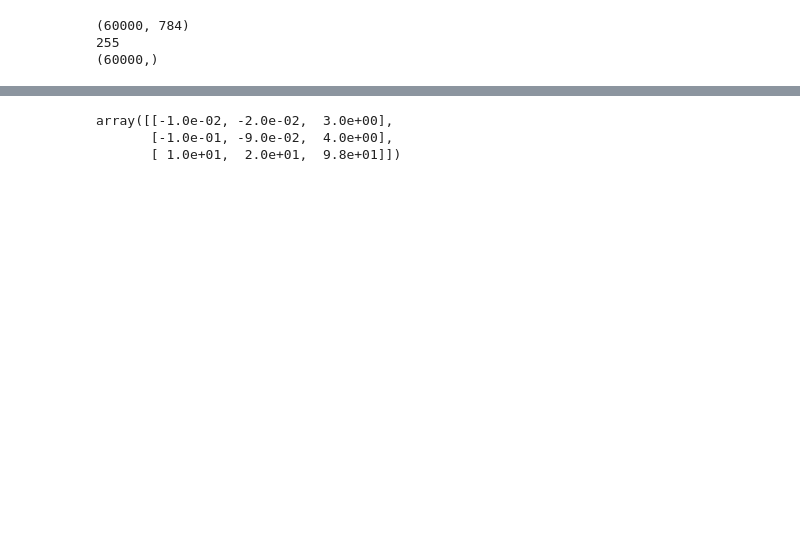
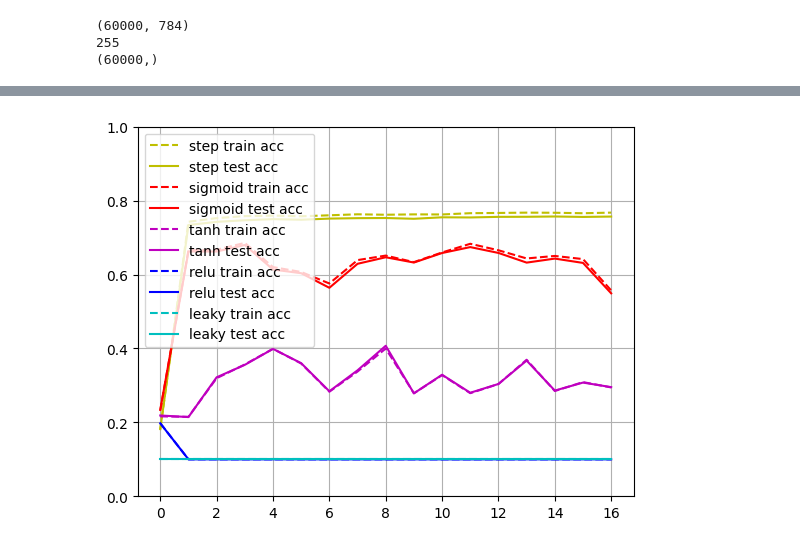
Before and after one commit to Jongbin-kr/DL_from_scratch, a Jupyter notebook: experiment/MLP_activation_function/fashion_activation_compare.ipynb, the cells around one changed output, grey strips where cells are left out. Drawn from its saved outputs; the diff is of its cells as text; code cells hidden in the pictures; blank space fills up the shorter version.

```diff
--- a/experiment/MLP_activation_function/fashion_activation_compare.ipynb
+++ b/experiment/MLP_activation_function/fashion_activation_compare.ipynb
@@ -41,2 +43,9 @@ network_dict = {'step': MultiLayerNetExtend(input_size=784, hidden_size_list=[10
+# %%
+# 하이퍼 파라메터
+iters_num = 10_000  # 반복횟수
+train_size = x_train.shape[0]
+batch_size = 100  # 미니배치 크기
+learning_rate = 0.1
+iter_per_epoch = max(train_size / batch_size, 1)
 # %%
 output_dict = {}
@@ -90,24 +158,28 @@ train_acc: 0.16775, test_acc: 0.1652
-# %%
-class Leaky:
-    def __init__(self) -> None:
-        self.mask = None
-
-    def forward(self, x):
-        out = np.maximum(0.01 * x, x)
-        self.out = out
-        return out
-
-    def backward(self, dout):
-        dx = np.ones_like(self.out)
-        dx[x < 0] = 0.01
-        return dx
-
-leaky = Leaky()
-
-leaky.forward(np.array([[-1,-2,3],
-                         [-10, -9, 4],
-                         [10,20, 98]]))
-# %% [output]
-array([[-1.0e-02, -2.0e-02,  3.0e+00],
-       [-1.0e-01, -9.0e-02,  4.0e+00],
-       [ 1.0e+01,  2.0e+01,  9.8e+01]])
+# %%
+for k, v in output_dict.items():
+
+    x = range(len(v))
+
+    if k.startswith('step'):
+        color_code = 'y'
+    elif k.startswith('sigmoid'):
+        color_code = 'r'
+    elif k.startswith('tanh'):
+        color_code = 'm'
+    elif k.startswith('relu'):
+        color_code = 'b'
+    elif k.startswith('leaky'):
+        color_code = 'c'
+
+    if 'train' in k:
+        linestyle = 'dashed'
+    else:
+        linestyle = 'solid'
+
+    plt.plot(x, v, linestyle=linestyle, color=color_code, label = k)
+
+plt.ylim([0.0, 1.0])
+plt.legend()
+plt.grid()
+# %% [output]
+[figure, added]
```
Also changed, not shown: parts of 6 cells of this notebook, 5 other files.
